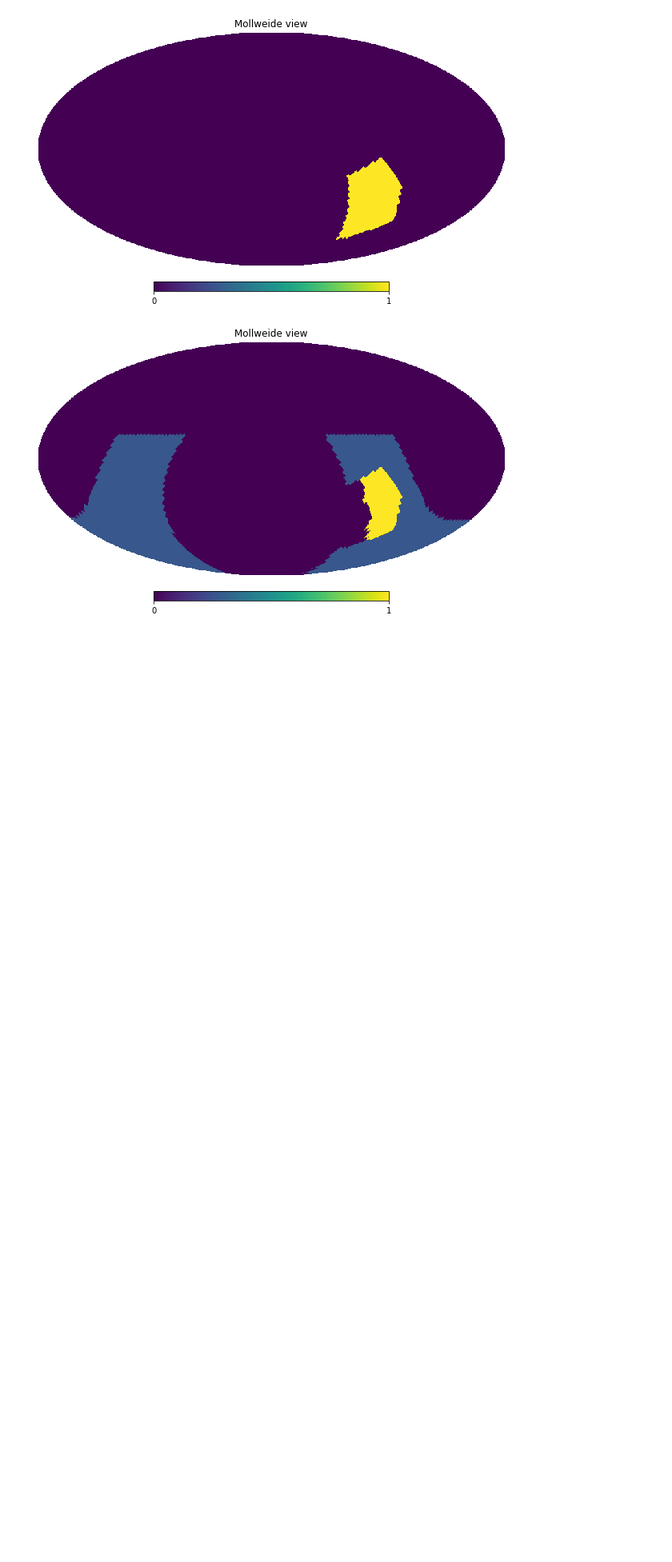
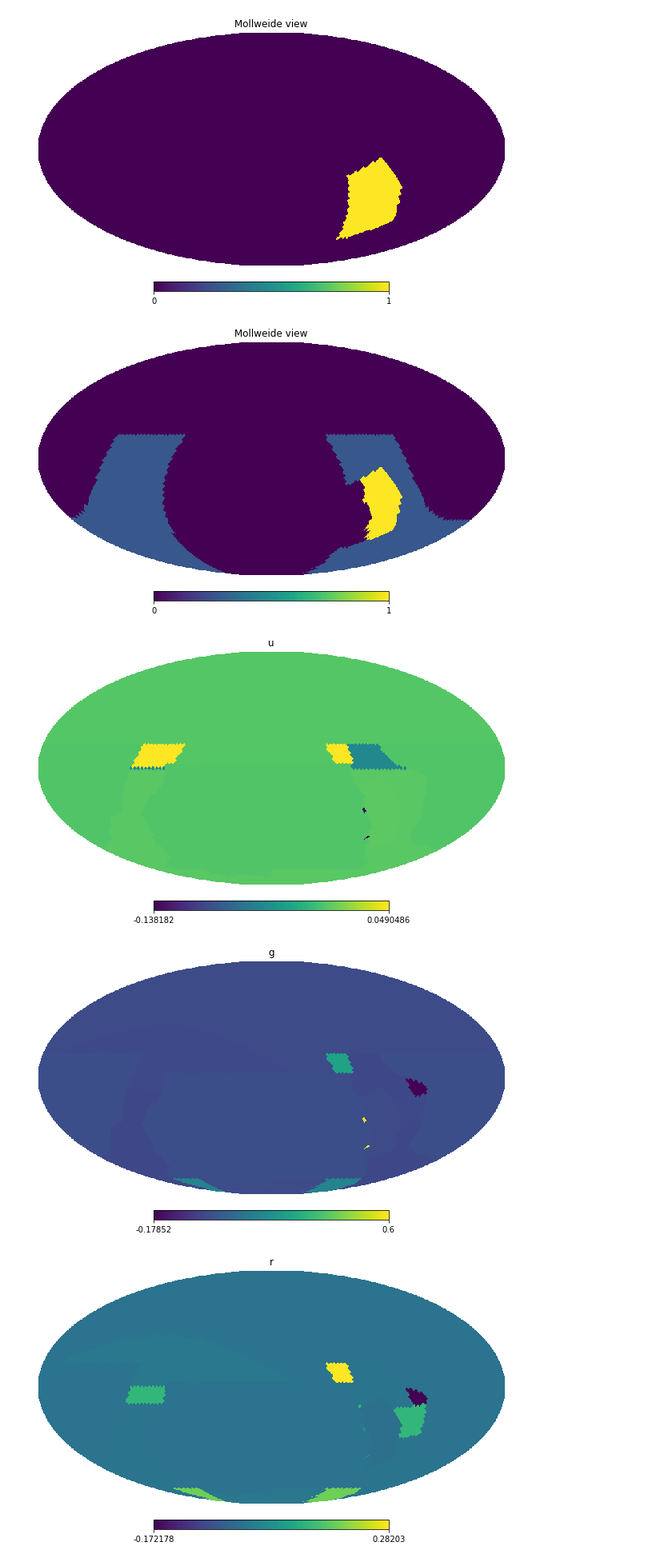
Before and after one commit to yoachim/21_Scratch, a Jupyter notebook: new_sky_area/test_new_sky.ipynb, the cells around one changed output. Shown at 80% size. Cells and saved outputs as stored; diff of their text form; code cells hidden in the pictures; blank space fills up the shorter version.

```diff
--- a/new_sky_area/test_new_sky.ipynb
+++ b/new_sky_area/test_new_sky.ipynb
@@ -114,3 +114,10 @@ hp.mollview(osa.bulge)
 hp.mollview(osa.maps['gal'])
 # %% [output]
 [figure]
+# %%
+for filtername in 'ugrizy':
+    hp.mollview(footprints_hp[filtername] - result[filtername], title=filtername)
+# %% [output]
+[figure, added]
+[figure, added]
+[figure, added]
```
Also changed, not shown: parts of 1 cell of this notebook.
